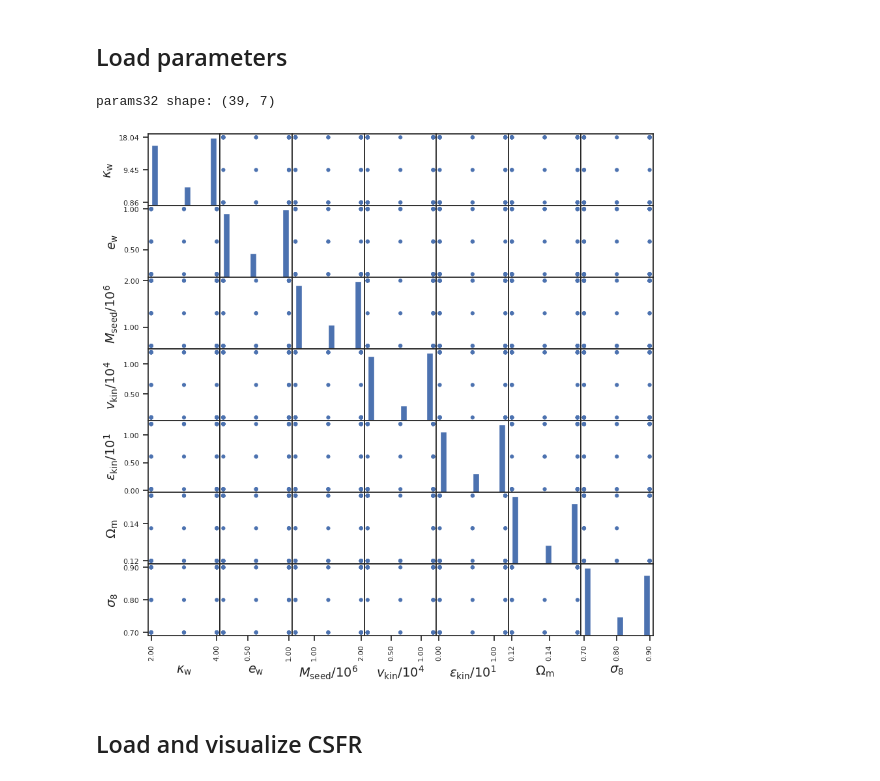
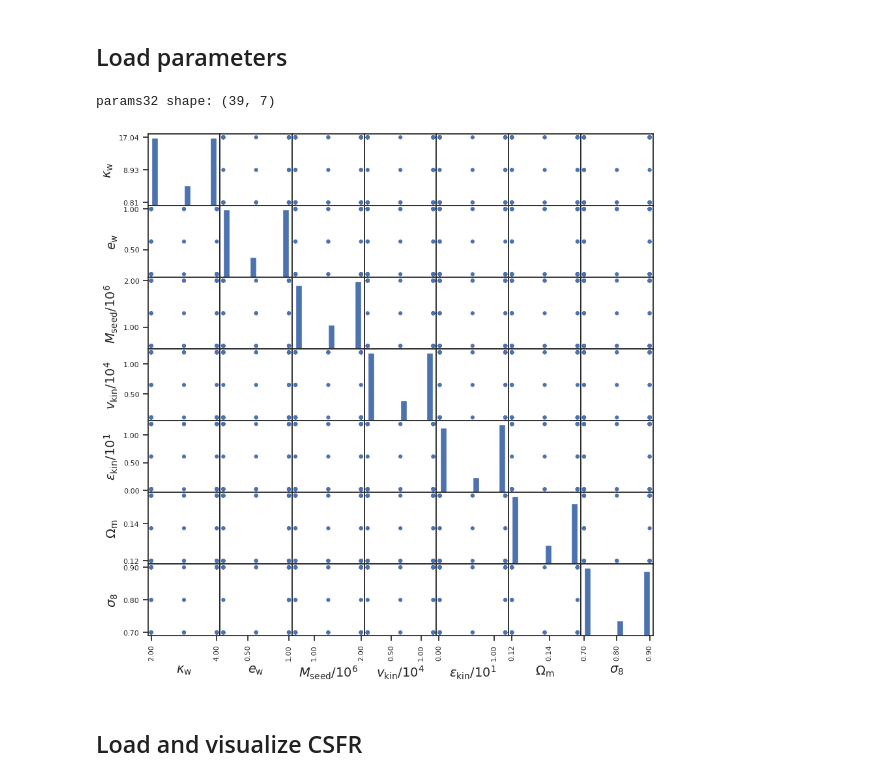
Before and after one commit to nesar/CosmoHydro, a Jupyter notebook: codes/01_train_emulators_csfr.ipynb, the cells around one changed output. Cells and saved outputs as stored; diff of their text form; code cells hidden in the pictures.

```diff
--- a/codes/01_train_emulators_csfr.ipynb
+++ b/codes/01_train_emulators_csfr.ipynb
@@ -32,20 +32,23 @@ train_indices = [i for i in np.arange(num_sims) if i not in test_indices]
 # %%
 fileIn = '../data/FinalDesign.txt'
 params_all = np.loadtxt(fileIn, delimiter=",", skiprows=1)
-params32 = params_all[start_sim_idx - 1 : start_sim_idx - 1 + num_sims]
+# Design CSV row K corresponds to RUN_K (both 0-indexed); row 0 = RUN000.
+# When read_csfr(start_sim_idx=1, num_sims=39) reads RUN001..RUN039, the
+# matching design slice is rows [1:40], i.e. [start_sim_idx : start_sim_idx + num_sims].
+params32 = params_all[start_sim_idx : start_sim_idx + num_sims]
 
 params32[:, 2] = params32[:, 2] / seed_mass_scale
 params32[:, 3] = params32[:, 3] / vkin_scale
 params32[:, 4] = params32[:, 4] / eps_scale
 
 print('params32 shape:', params32.shape)
 
 df_train = pd.DataFrame(params32, columns=PARAM_NAME)
 plot_scatter_matrix(df_train, ['b'] * params32.shape[0]);
 plt.savefig('../plots/exp_design_csfr.png', bbox_inches='tight')
 # %% [output]
 params32 shape: (39, 7)
-[figure, old version]
+[figure, new version]
 # %% [markdown]
 ## Load and visualize CSFR
 # %%
```
Also changed, not shown: parts of 3 cells of this notebook, 53 other files.
